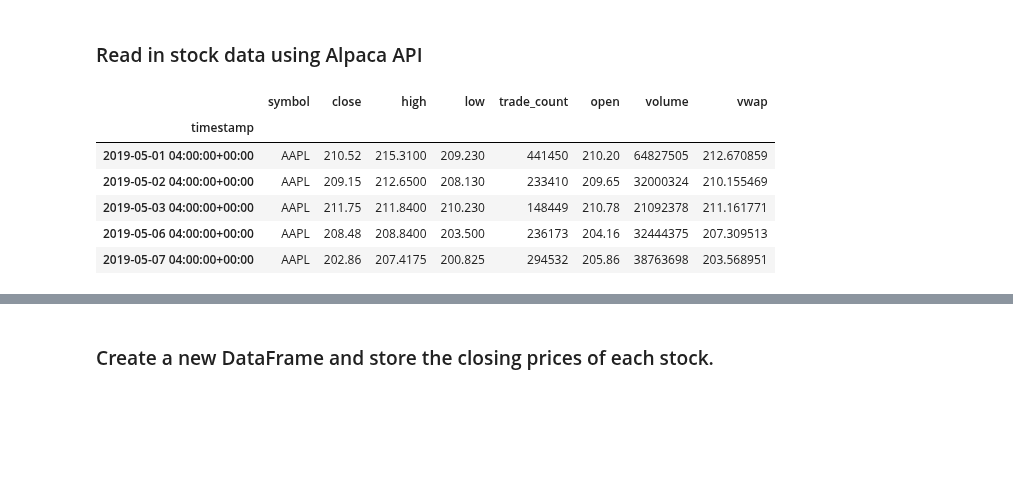
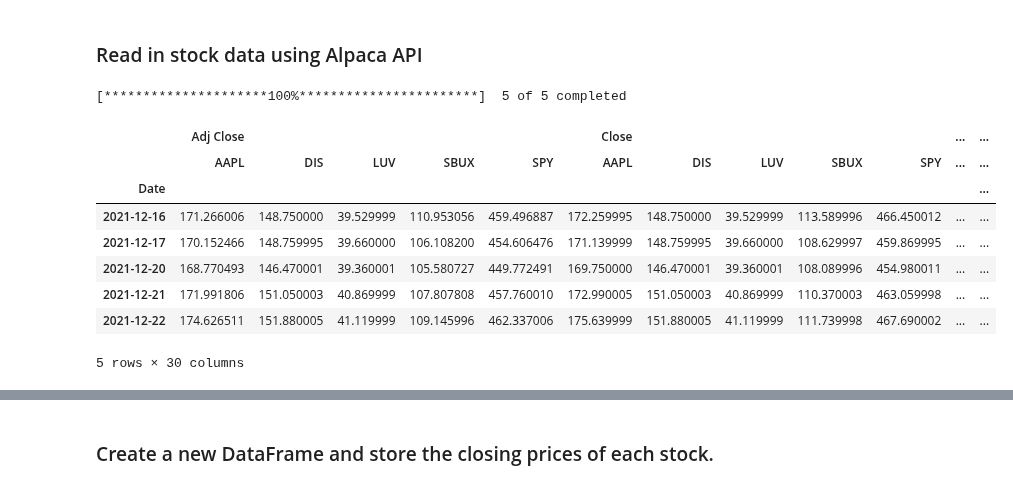
Before and after one commit to juil/fintech-uoftbootcamp, a Jupyter notebook: 05-api/class3/Activities/02-Stu_Decisive_Distributions/Unsolved/Decisive_Distributions.ipynb, the cells around one changed output, grey strips where cells are left out. Saved outputs shown, nothing was run; the diff lists cells and outputs as text; code cells hidden in the pictures; blank space fills up the shorter version.

```diff
--- a/05-api/class3/Activities/02-Stu_Decisive_Distributions/Unsolved/Decisive_Distributions.ipynb
+++ b/05-api/class3/Activities/02-Stu_Decisive_Distributions/Unsolved/Decisive_Distributions.ipynb
@@ -27,29 +30,33 @@ api = tradeapi.REST(
 ### Read in stock data using Alpaca API
 # %%
 # Set timeframe to "1Day"
-timeframe = "1Day"
+# timeframe = "1Day"
 
 # Set start and end datetimes of 1 year, between now and 365 days ago.
-start_date = pd.Timestamp("2019-05-01", tz="America/New_York").isoformat()
-end_date = pd.Timestamp("2020-05-01", tz="America/New_York").isoformat()
+# start_date = pd.Timestamp("2019-05-01", tz="America/New_York").isoformat()
+# end_date = pd.Timestamp("2020-05-01", tz="America/New_York").isoformat()
 
 # Set the stock tickers
-# YOUR CODE HERE!
+tickers = ['SPY', 'LUV', 'DIS', 'AAPL', 'SBUX'] #remove WORK
 
 # Get 1 year's worth of historical data for all stocks
 # HINT: Set "limit" to 10000 so all ticker rows are captured from get_bars()
 # YOUR CODE HERE!
+df_ticker = yf.download(tickers, period='1y').dropna(axis=1, how='all')
 
 # Display sample data
 df_ticker.head()
 # %% [output]
+[*********************100%***********************]  5 of 5 completed
-|  | symbol | close | high | low | trade_count | open | volume | vwap |
-| timestamp |  |  |  |  |  |  |  |  |
-| 2019-05-01 04:00:00+00:00 | AAPL | 210.52 | 215.3100 | 209.230 | 441450 | 210.20 | 64827505 | 212.670859 |
-| 2019-05-02 04:00:00+00:00 | AAPL | 209.15 | 212.6500 | 208.130 | 233410 | 209.65 | 32000324 | 210.155469 |
-| 2019-05-03 04:00:00+00:00 | AAPL | 211.75 | 211.8400 | 210.230 | 148449 | 210.78 | 21092378 | 211.161771 |
-| 2019-05-06 04:00:00+00:00 | AAPL | 208.48 | 208.8400 | 203.500 | 236173 | 204.16 | 32444375 | 207.309513 |
-| 2019-05-07 04:00:00+00:00 | AAPL | 202.86 | 207.4175 | 200.825 | 294532 | 205.86 | 38763698 | 203.568951 |
+|  | Adj Close |  |  |  |  | Close |  |  |  |  | ... | ... |
+|  | AAPL | DIS | LUV | SBUX | SPY | AAPL | DIS | LUV | SBUX | SPY | ... | ... |
+| Date |  |  |  |  |  |  |  |  |  |  |  | ... |
+| 2021-12-16 | 171.266006 | 148.750000 | 39.529999 | 110.953056 | 459.496887 | 172.259995 | 148.750000 | 39.529999 | 113.589996 | 466.450012 | ... | ... |
+| 2021-12-17 | 170.152466 | 148.759995 | 39.660000 | 106.108200 | 454.606476 | 171.139999 | 148.759995 | 39.660000 | 108.629997 | 459.869995 | ... | ... |
+| 2021-12-20 | 168.770493 | 146.470001 | 39.360001 | 105.580727 | 449.772491 | 169.750000 | 146.470001 | 39.360001 | 108.089996 | 454.980011 | ... | ... |
+| 2021-12-21 | 171.991806 | 151.050003 | 40.869999 | 107.807808 | 457.760010 | 172.990005 | 151.050003 | 40.869999 | 110.370003 | 463.059998 | ... | ... |
+| 2021-12-22 | 174.626511 | 151.880005 | 41.119999 | 109.145996 | 462.337006 | 175.639999 | 151.880005 | 41.119999 | 111.739998 | 467.690002 | ... | ... |
+5 rows × 30 columns
 # %%
 # Reorganize the DataFrame
 # Separate ticker data
```
Also changed, not shown: parts of 4 cells of this notebook.
